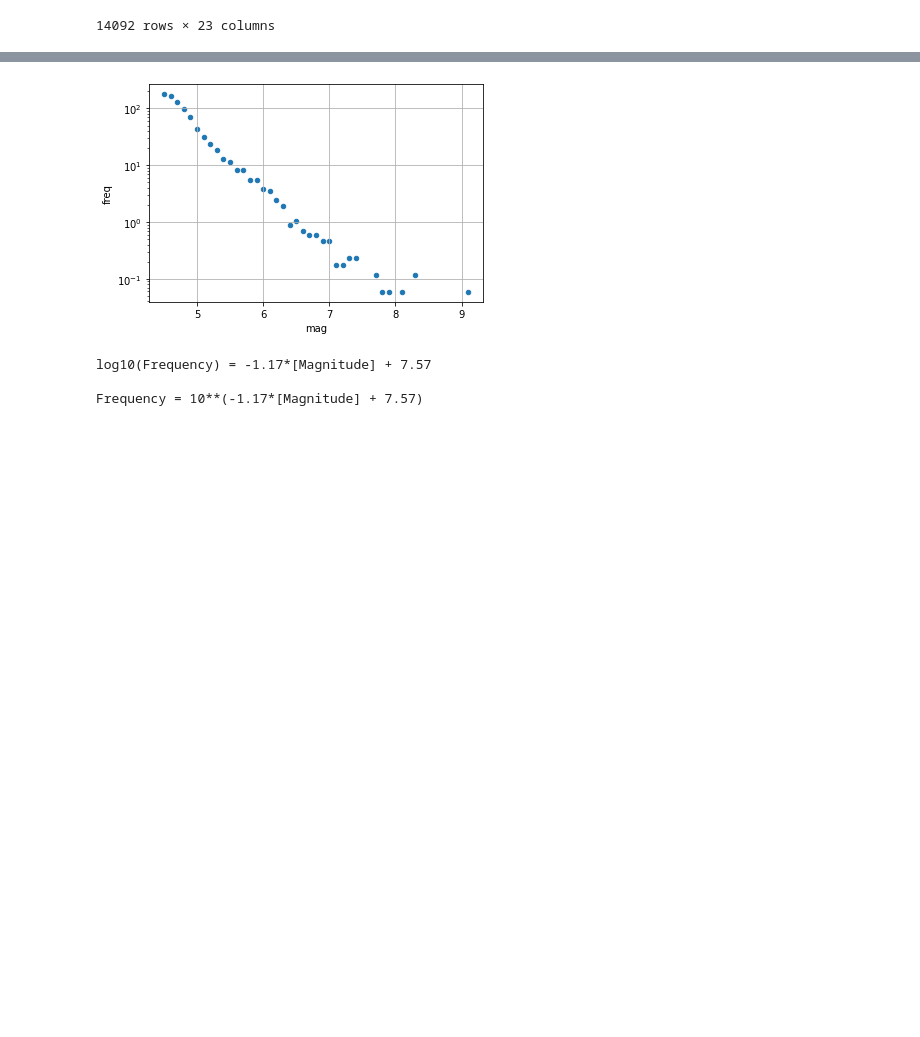
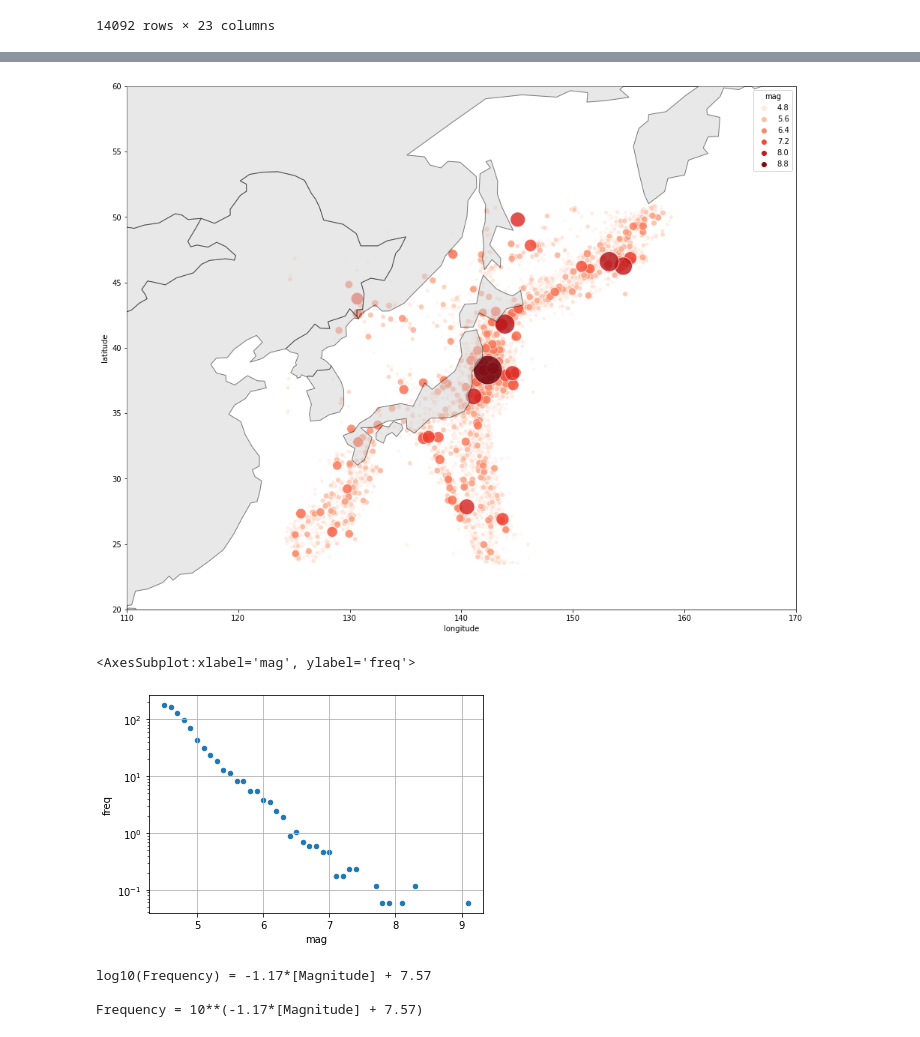
Before and after one commit to MichaelHotaling/blog, a Jupyter notebook: _notebooks/2022-05-21-the-great-2011-tohoku-earthquake.ipynb, the cells around one changed output, grey strips where cells are left out. Cells and saved outputs as stored; diff of their text form; code cells hidden in the pictures; blank space fills up the shorter version.

```diff
--- a/_notebooks/2022-05-21-the-great-2011-tohoku-earthquake.ipynb
+++ b/_notebooks/2022-05-21-the-great-2011-tohoku-earthquake.ipynb
@@ -26,7 +26,7 @@ from sklearn.linear_model import LinearRegression
 import folium
 # %%
 #Hide
-df = pd.read_csv("Japan earthquakes 2001 - 2018.csv")
+df = pd.read_csv("/kaggle/input/earthquakes-in-japan/Japan earthquakes 2001 - 2018.csv")
 # %%
 #Hide
 df['popup'] = pd.to_datetime(df['time']).dt.strftime("%Y-%m-%d")+": Magnitude "+df['mag'].astype(str)+": "+df['place'].str.upper()
@@ -69,3 +68,24 @@ eq_map
+# %%
+#Hide
+world = gpd.read_file(gpd.datasets.get_path('naturalearth_lowres'))
+countries = ['Japan','Fiji','China','Russia','South Korea','North Korea','Mongolia']
+japan_gdf = world.query("name in @countries")
+# %%
+fig, ax = plt.subplots(figsize=(16,16))
+japan_gdf.plot(color =  'lightgray', edgecolor = 'k', ax =ax, zorder = 10, alpha = 0.5)
+df.sort_values('mag', inplace=True)
+sns.scatterplot(x = df['longitude'],
+                y = df['latitude'],
+                hue = df['mag'],
+                s = 2.6**df['mag'],
+                #sizes=(minsize, maxsize),
+                ax = ax,
+                alpha = 0.8, palette= 'Reds',marker = '.');
+plt.xlim(110,170)
+plt.ylim(20,60)
+plt.show();
+# %% [output]
+[figure, added]
 # %%
 freq = (df
          .mag
@@ -83,8 +103,8 @@ freq = (df
 .plot
 .scatter(x = 'mag', y = 'freq', logy=True, grid = True)
 )
-plt.show()
 # %% [output]
+<AxesSubplot:xlabel='mag', ylabel='freq'>
 [figure]
 # %%
 X = np.array(freq['mag']).reshape(-1,1)
```
Also changed, not shown: parts of 2 cells of this notebook.
